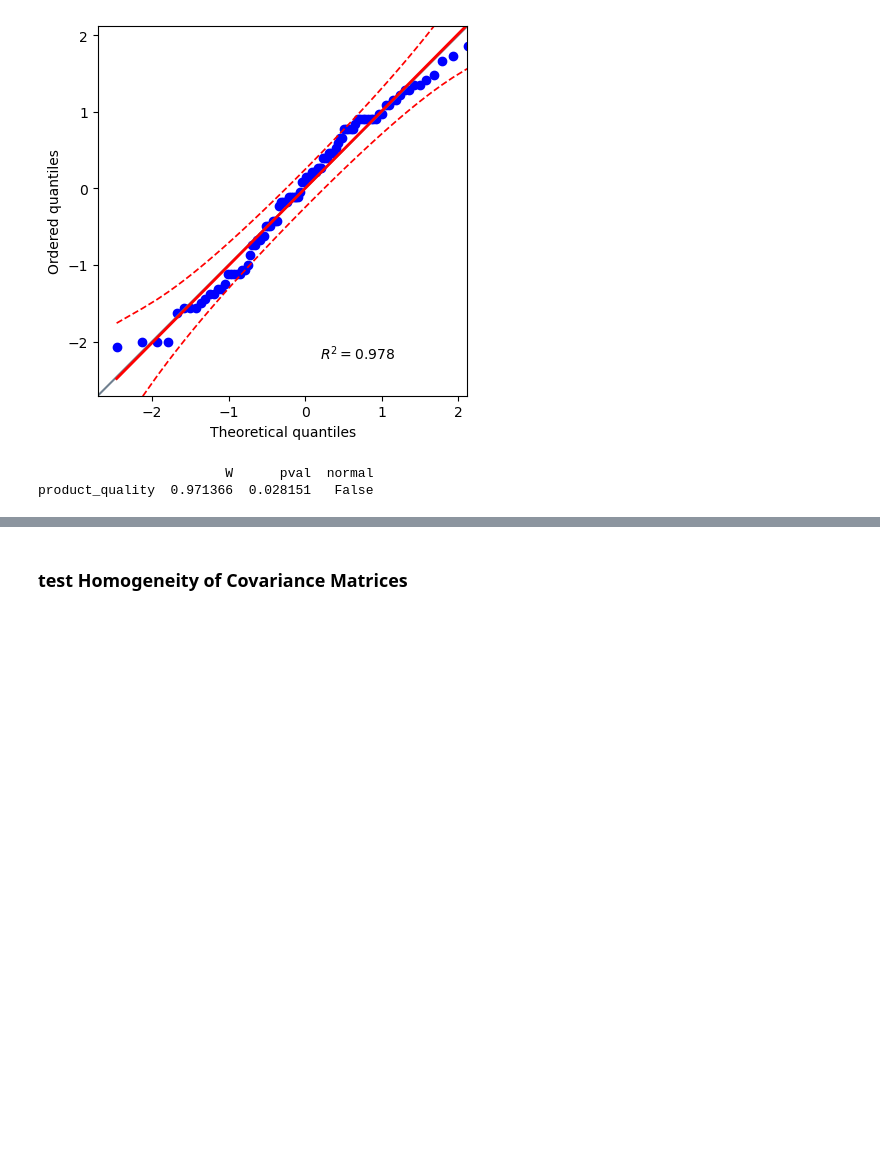
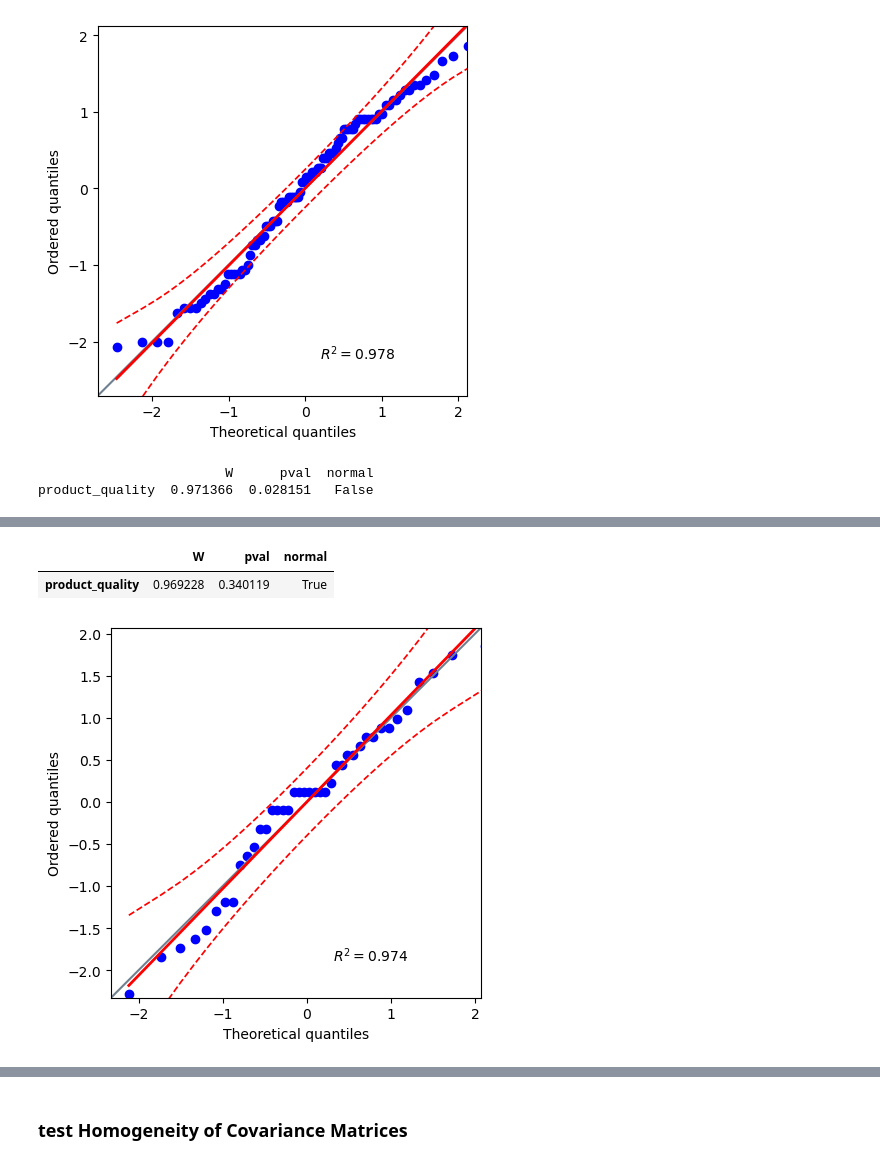
Before and after one commit to KillD00zer/project555, a Jupyter notebook: code/analysis.ipynb, the cells around one changed output, grey strips where cells are left out. Saved outputs shown, nothing was run; the diff lists cells and outputs as text; code cells hidden in the pictures; blank space fills up the shorter version.

```diff
--- a/code/analysis.ipynb
+++ b/code/analysis.ipynb
@@ -141,0 +203,8 @@ product_quality  0.971366  0.028151   False
+# %%
+pg.qqplot(firm_1)
+px.histogram(firm_1).show()
+pg.normality(firm_1)
+# %% [output]
+|  | W | pval | normal |
+| product_quality | 0.969228 | 0.340119 | True |
+[figure, added]
```
Also changed, not shown: parts of 13 cells of this notebook.
